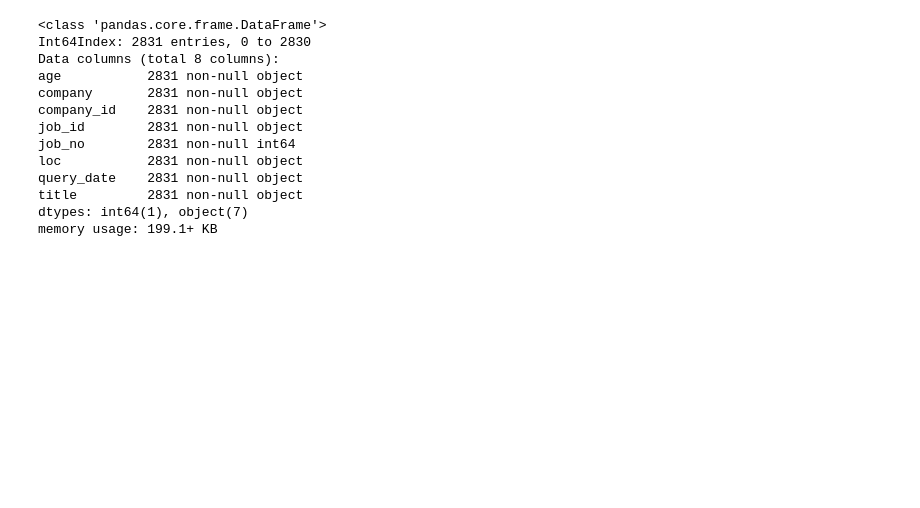
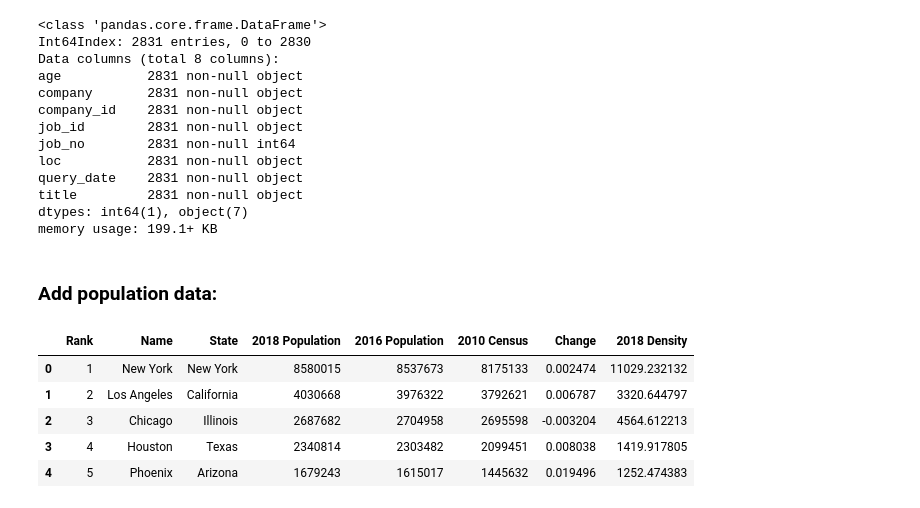
Before and after one commit to mtoriello0725/Fortune500_Database, a Jupyter notebook: Dataset_Transformation.ipynb, the cells around one changed output. Saved outputs shown, nothing was run; the diff lists cells and outputs as text; code cells hidden in the pictures; blank space fills up the shorter version.

```diff
--- a/Dataset_Transformation.ipynb
+++ b/Dataset_Transformation.ipynb
@@ -263,3 +263,17 @@ dtypes: int64(1), object(7)
 memory usage: 199.1+ KB
 # %%
 indeed_df.to_sql("indeed", conn, if_exists="replace")
+# %% [markdown]
+### Add population data:
+# %%
+population_path = "./Data/Population_Data.csv"
+population_df = pd.read_csv(population_path)
+
+population_df.head()
+# %% [output]
+|  | Rank | Name | State | 2018 Population | 2016 Population | 2010 Census | Change | 2018 Density |
+| 0 | 1 | New York | New York | 8580015 | 8537673 | 8175133 | 0.002474 | 11029.232132 |
+| 1 | 2 | Los Angeles | California | 4030668 | 3976322 | 3792621 | 0.006787 | 3320.644797 |
+| 2 | 3 | Chicago | Illinois | 2687682 | 2704958 | 2695598 | -0.003204 | 4564.612213 |
+| 3 | 4 | Houston | Texas | 2340814 | 2303482 | 2099451 | 0.008038 | 1419.917805 |
+| 4 | 5 | Phoenix | Arizona | 1679243 | 1615017 | 1445632 | 0.019496 | 1252.474383 |
```
Also changed, not shown: parts of 7 cells of this notebook, 3 other files.
